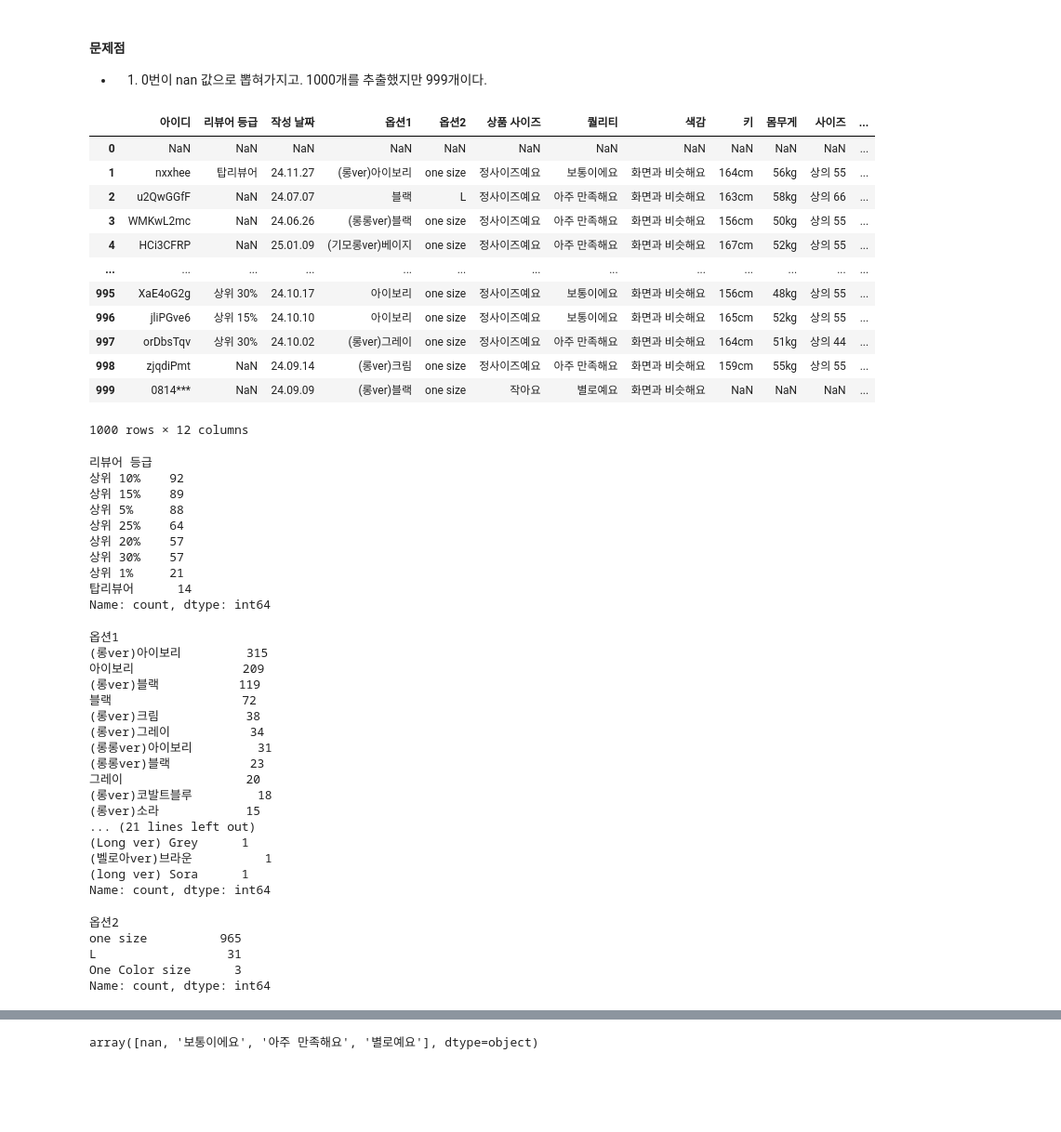
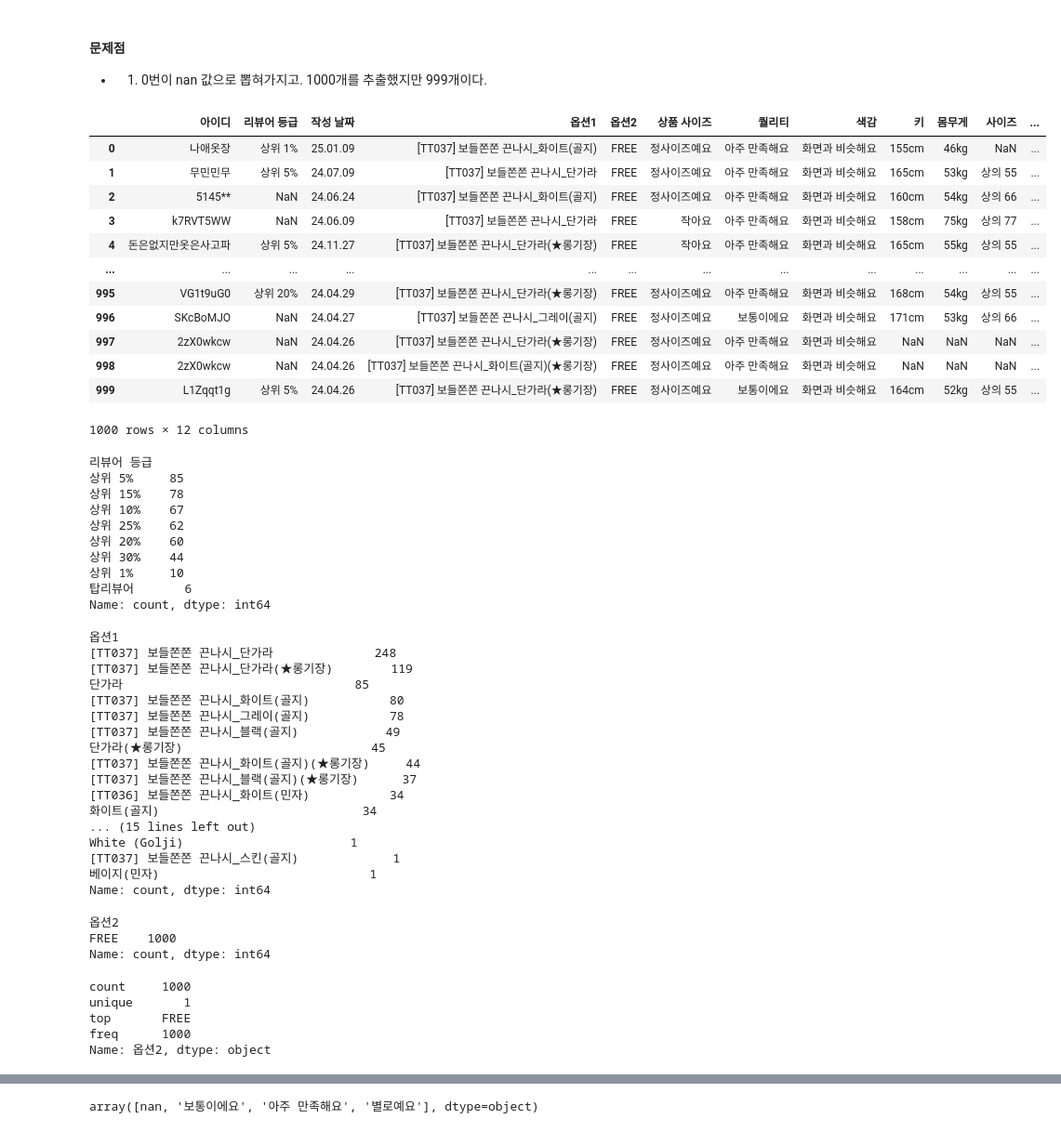
Before and after one commit to KKKKKIKKKK/AI_Project, a Jupyter notebook: reviews_output/moving.ipynb, the cells around one changed output, grey strips where cells are left out. Shown at 93% size. Drawn from its saved outputs; the diff is of its cells as text; code cells hidden in the pictures; blank space fills up the shorter version.

```diff
--- a/reviews_output/moving.ipynb
+++ b/reviews_output/moving.ipynb
@@ -4,60 +4,66 @@
 # %%
 import pandas as pd
 # %%
-df = pd.read_csv(r"C:\Users\asia\Desktop\ai_project\슬리브리스\슬리브리스_p1_112538672.csv")
+df = pd.read_csv(r"C:\Users\asia\Desktop\ai_project\슬리브리스\슬리브리스_p2_111217060.csv")
 df
 # %% [output]
 |  | 아이디 | 리뷰어 등급 | 작성 날짜 | 옵션1 | 옵션2 | 상품 사이즈 | 퀄리티 | 색감 | 키 | 몸무게 | 사이즈 | ... |
-| 0 | NaN | NaN | NaN | NaN | NaN | NaN | NaN | NaN | NaN | NaN | NaN | ... |
-| 1 | nxxhee | 탑리뷰어 | 24.11.27 | (롱ver)아이보리 | one size | 정사이즈예요 | 보통이에요 | 화면과 비슷해요 | 164cm | 56kg | 상의 55 | ... |
-| 2 | u2QwGGfF | NaN | 24.07.07 | 블랙 | L | 정사이즈예요 | 아주 만족해요 | 화면과 비슷해요 | 163cm | 58kg | 상의 66 | ... |
-| 3 | WMKwL2mc | NaN | 24.06.26 | (롱롱ver)블랙 | one size | 정사이즈예요 | 아주 만족해요 | 화면과 비슷해요 | 156cm | 50kg | 상의 55 | ... |
-| 4 | HCi3CFRP | NaN | 25.01.09 | (기모롱ver)베이지 | one size | 정사이즈예요 | 아주 만족해요 | 화면과 비슷해요 | 167cm | 52kg | 상의 55 | ... |
+| 0 | 나애옷장 | 상위 1% | 25.01.09 | [TT037] 보들쫀쫀 끈나시_화이트(골지) | FREE | 정사이즈예요 | 아주 만족해요 | 화면과 비슷해요 | 155cm | 46kg | NaN | ... |
+| 1 | 무민민무 | 상위 5% | 24.07.09 | [TT037] 보들쫀쫀 끈나시_단가라 | FREE | 정사이즈예요 | 아주 만족해요 | 화면과 비슷해요 | 165cm | 53kg | 상의 55 | ... |
+| 2 | 5145** | NaN | 24.06.24 | [TT037] 보들쫀쫀 끈나시_화이트(골지) | FREE | 정사이즈예요 | 아주 만족해요 | 화면과 비슷해요 | 160cm | 54kg | 상의 66 | ... |
+| 3 | k7RVT5WW | NaN | 24.06.09 | [TT037] 보들쫀쫀 끈나시_단가라 | FREE | 작아요 | 아주 만족해요 | 화면과 비슷해요 | 158cm | 75kg | 상의 77 | ... |
+| 4 | 돈은없지만옷은사고파 | 상위 5% | 24.11.27 | [TT037] 보들쫀쫀 끈나시_단가라(★롱기장) | FREE | 작아요 | 아주 만족해요 | 화면과 비슷해요 | 165cm | 55kg | 상의 55 | ... |
 | ... | ... | ... | ... | ... | ... | ... | ... | ... | ... | ... | ... | ... |
-| 995 | XaE4oG2g | 상위 30% | 24.10.17 | 아이보리 | one size | 정사이즈예요 | 보통이에요 | 화면과 비슷해요 | 156cm | 48kg | 상의 55 | ... |
-| 996 | jliPGve6 | 상위 15% | 24.10.10 | 아이보리 | one size | 정사이즈예요 | 보통이에요 | 화면과 비슷해요 | 165cm | 52kg | 상의 55 | ... |
-| 997 | orDbsTqv | 상위 30% | 24.10.02 | (롱ver)그레이 | one size | 정사이즈예요 | 아주 만족해요 | 화면과 비슷해요 | 164cm | 51kg | 상의 44 | ... |
-| 998 | zjqdiPmt | NaN | 24.09.14 | (롱ver)크림 | one size | 정사이즈예요 | 아주 만족해요 | 화면과 비슷해요 | 159cm | 55kg | 상의 55 | ... |
-| 999 | 0814*** | NaN | 24.09.09 | (롱ver)블랙 | one size | 작아요 | 별로예요 | 화면과 비슷해요 | NaN | NaN | NaN | ... |
+| 995 | VG1t9uG0 | 상위 20% | 24.04.29 | [TT037] 보들쫀쫀 끈나시_단가라(★롱기장) | FREE | 정사이즈예요 | 아주 만족해요 | 화면과 비슷해요 | 168cm | 54kg | 상의 55 | ... |
+| 996 | SKcBoMJO | NaN | 24.04.27 | [TT037] 보들쫀쫀 끈나시_그레이(골지) | FREE | 정사이즈예요 | 보통이에요 | 화면과 비슷해요 | 171cm | 53kg | 상의 66 | ... |
+| 997 | 2zX0wkcw | NaN | 24.04.26 | [TT037] 보들쫀쫀 끈나시_단가라(★롱기장) | FREE | 정사이즈예요 | 아주 만족해요 | 화면과 비슷해요 | NaN | NaN | NaN | ... |
+| 998 | 2zX0wkcw | NaN | 24.04.26 | [TT037] 보들쫀쫀 끈나시_화이트(골지)(★롱기장) | FREE | 정사이즈예요 | 아주 만족해요 | 화면과 비슷해요 | NaN | NaN | NaN | ... |
+| 999 | L1Zqqt1g | 상위 5% | 24.04.26 | [TT037] 보들쫀쫀 끈나시_단가라(★롱기장) | FREE | 정사이즈예요 | 보통이에요 | 화면과 비슷해요 | 164cm | 52kg | 상의 55 | ... |
 1000 rows × 12 columns
 # %%
 df["리뷰어 등급"].value_counts()
 # %% [output]
 리뷰어 등급
-상위 10%    92
-상위 15%    89
-상위 5%     88
-상위 25%    64
-상위 20%    57
-상위 30%    57
-상위 1%     21
-탑리뷰어      14
+상위 5%     85
+상위 15%    78
+상위 10%    67
+상위 25%    62
+상위 20%    60
+상위 30%    44
+상위 1%     10
+탑리뷰어       6
 Name: count, dtype: int64
 # %%
 df["옵션1"].value_counts()
 # %% [output]
 옵션1
-(롱ver)아이보리         315
-아이보리               209
-(롱ver)블랙           119
-블랙                  72
-(롱ver)크림            38
-(롱ver)그레이           34
-(롱롱ver)아이보리         31
-(롱롱ver)블랙           23
-그레이                 20
-(롱ver)코발트블루         18
-(롱ver)소라            15
-... (21 lines left out)
-(Long ver) Grey      1
-(벨로아ver)브라운          1
-(long ver) Sora      1
+[TT037] 보들쫀쫀 끈나시_단가라              248
+[TT037] 보들쫀쫀 끈나시_단가라(★롱기장)        119
+단가라                                85
+[TT037] 보들쫀쫀 끈나시_화이트(골지)           80
+[TT037] 보들쫀쫀 끈나시_그레이(골지)           78
+[TT037] 보들쫀쫀 끈나시_블랙(골지)            49
+단가라(★롱기장)                          45
+[TT037] 보들쫀쫀 끈나시_화이트(골지)(★롱기장)     44
+[TT037] 보들쫀쫀 끈나시_블랙(골지)(★롱기장)      37
+[TT036] 보들쫀쫀 끈나시_화이트(민자)           34
+화이트(골지)                            34
+... (15 lines left out)
+White (Golji)                       1
+[TT037] 보들쫀쫀 끈나시_스킨(골지)             1
+베이지(민자)                             1
 Name: count, dtype: int64
 # %%
 df["옵션2"].value_counts()
 # %% [output]
 옵션2
-one size          965
-L                  31
-One Color size      3
+FREE    1000
 Name: count, dtype: int64
+# %%
+df["옵션2"].describe()
+# %% [output]
+count     1000
+unique       1
+top       FREE
+freq      1000
+Name: 옵션2, dtype: object
```
Also changed, not shown: parts of 5 cells of this notebook, 5 other files.
